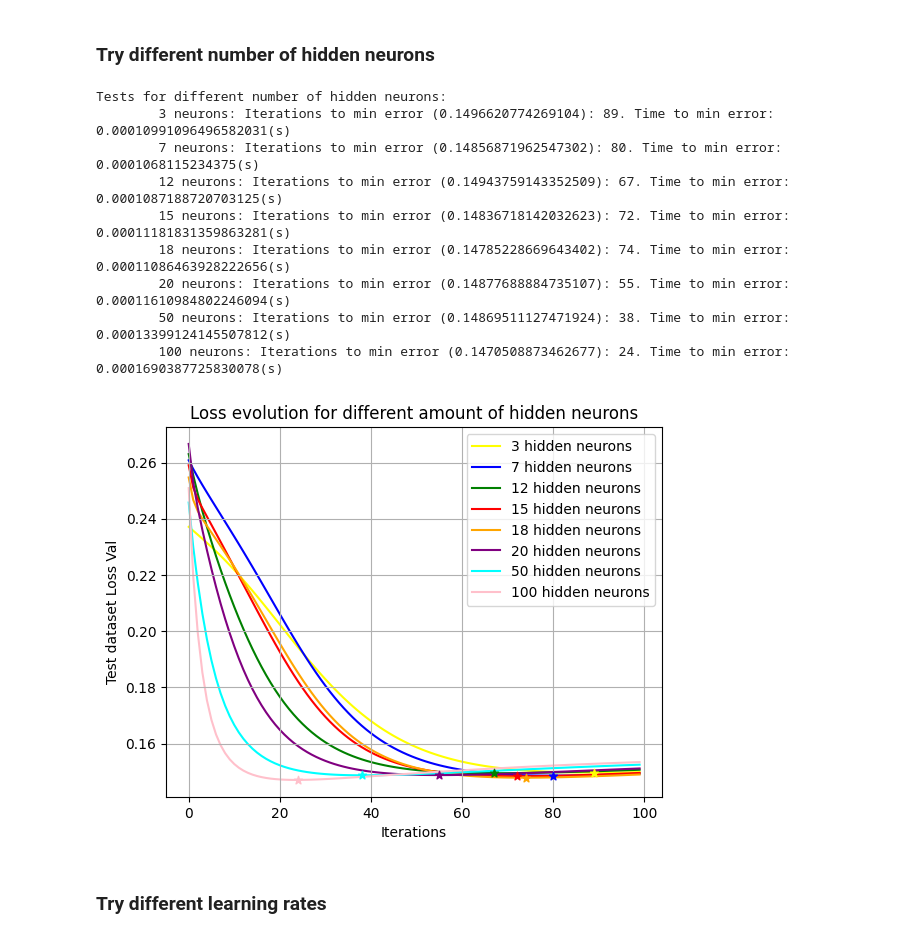
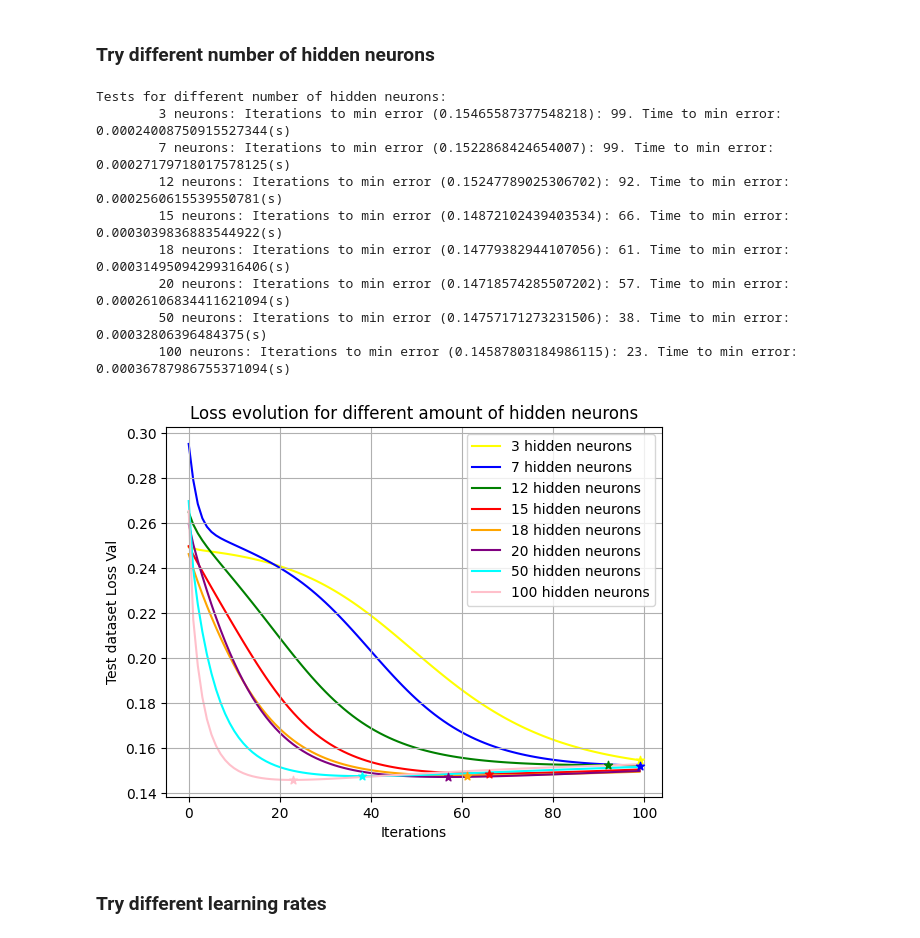
Before and after one commit to Alejandro-FA/UPF-Deep_Learning, a Jupyter notebook: P1/P1-Questions.ipynb, the cells around one changed output. Saved outputs shown, nothing was run; the diff lists cells and outputs as text; code cells hidden in the pictures.

```diff
--- a/P1/P1-Questions.ipynb
+++ b/P1/P1-Questions.ipynb
@@ -23,6 +23,8 @@ Therefore, all the file paths are configured to work in a local installation of
 # %%
 import pandas as pd
 import numpy as np
+
+save_figure = False # Change value if you want to save the plots.
 
 seed_value = 43
 np.random.seed(seed_value)
@@ -525,46 +535,47 @@ plt.show()
 # %%
 hidden_neurons = [3, 7, 12, 15, 18, 20, 50, 100]
 custom_colors = ['yellow', 'blue', 'green', 'red', 'orange', 'purple', 'cyan', 'pink', 'black']
-torch.manual_seed(seed_value)
+torch.manual_seed(10)
 
 print("\n\nTests for different number of hidden neurons:")
 fig9 = plt.figure(9)
 
 for neuron, color in zip(hidden_neurons, custom_colors):
     curr_NN = MLP_PyTorch(hiddenNode=neuron)
     curr_optimizer = torch.optim.SGD(curr_NN.parameters(), lr=.01, momentum=0)
     torch_train_list_loss, torch_test_list_loss, train_time = train_PyTorch(
         curr_NN,
         torch.from_numpy(X_train_norm).type(curr_NN.parameters().__next__().dtype),
         torch.from_numpy(X_test_norm).type(curr_NN.parameters().__next__().dtype),
         torch.from_numpy(C_train).type(curr_NN.parameters().__next__().dtype),
         torch.from_numpy(C_test).type(curr_NN.parameters().__next__().dtype),
         optimizer = curr_optimizer
     )
 
     argmin = torch_test_list_loss.index(min(torch_test_list_loss))
     print(f"\t{neuron} neurons: Iterations to min error ({torch_test_list_loss[argmin]}): {argmin}. Time to min error: {train_time[argmin]}(s)")
     plt.scatter(argmin, torch_test_list_loss[argmin], color = color, marker="*", zorder = 2)
     plt.plot(torch_test_list_loss, color = color, label = f"{neuron} hidden neurons", zorder = 1)
 
 plt.title("Loss evolution for different amount of hidden neurons")
 plt.xlabel('Iterations')
 plt.ylabel('Test dataset Loss Val')
 plt.legend()
 plt.grid()
-plt.savefig(f"{results_path}/fig9.png", dpi=300)
+if save_figure:
+    plt.savefig(f"{results_path}/fig9.png", dpi=300)
 plt.show()
 # %% [output]
 Tests for different number of hidden neurons:
-        3 neurons: Iterations to min error (0.1496620774269104): 89. Time to min error: 0.00010991096496582031(s)
-        7 neurons: Iterations to min error (0.14856871962547302): 80. Time to min error: 0.0001068115234375(s)
-        12 neurons: Iterations to min error (0.14943759143352509): 67. Time to min error: 0.0001087188720703125(s)
-        15 neurons: Iterations to min error (0.14836718142032623): 72. Time to min error: 0.00011181831359863281(s)
-        18 neurons: Iterations to min error (0.14785228669643402): 74. Time to min error: 0.00011086463928222656(s)
-        20 neurons: Iterations to min error (0.14877688884735107): 55. Time to min error: 0.00011610984802246094(s)
-        50 neurons: Iterations to min error (0.14869511127471924): 38. Time to min error: 0.00013399124145507812(s)
-        100 neurons: Iterations to min error (0.1470508873462677): 24. Time to min error: 0.0001690387725830078(s)
+        3 neurons: Iterations to min error (0.15465587377548218): 99. Time to min error: 0.00024008750915527344(s)
+        7 neurons: Iterations to min error (0.1522868424654007): 99. Time to min error: 0.00027179718017578125(s)
+        12 neurons: Iterations to min error (0.15247789025306702): 92. Time to min error: 0.0002560615539550781(s)
+        15 neurons: Iterations to min error (0.14872102439403534): 66. Time to min error: 0.0003039836883544922(s)
+        18 neurons: Iterations to min error (0.14779382944107056): 61. Time to min error: 0.00031495094299316406(s)
+        20 neurons: Iterations to min error (0.14718574285507202): 57. Time to min error: 0.00026106834411621094(s)
+        50 neurons: Iterations to min error (0.14757171273231506): 38. Time to min error: 0.00032806396484375(s)
+        100 neurons: Iterations to min error (0.14587803184986115): 23. Time to min error: 0.00036787986755371094(s)
-[figure, old version]
+[figure, new version]
 # %% [markdown]
 ### Try different learning rates
 # %%
```
Also changed, not shown: parts of 8 cells of this notebook, 3 other files.
